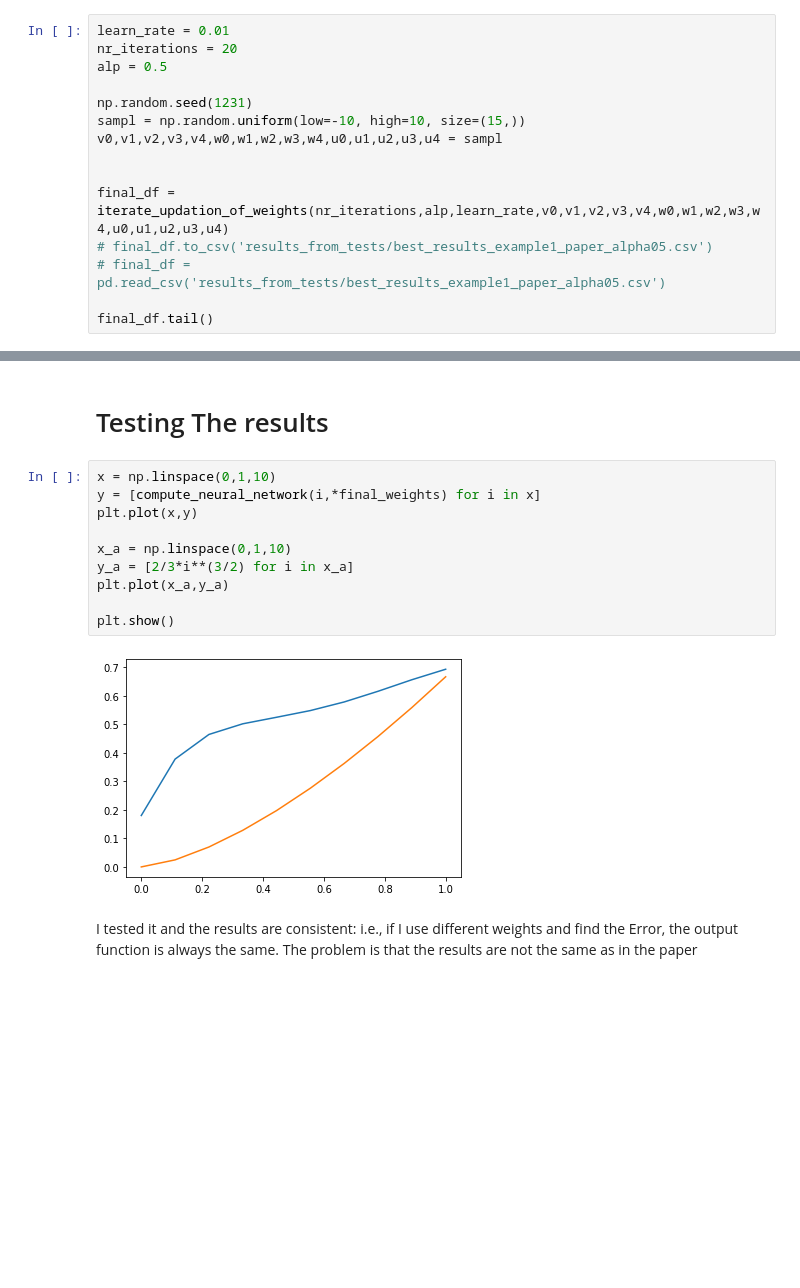
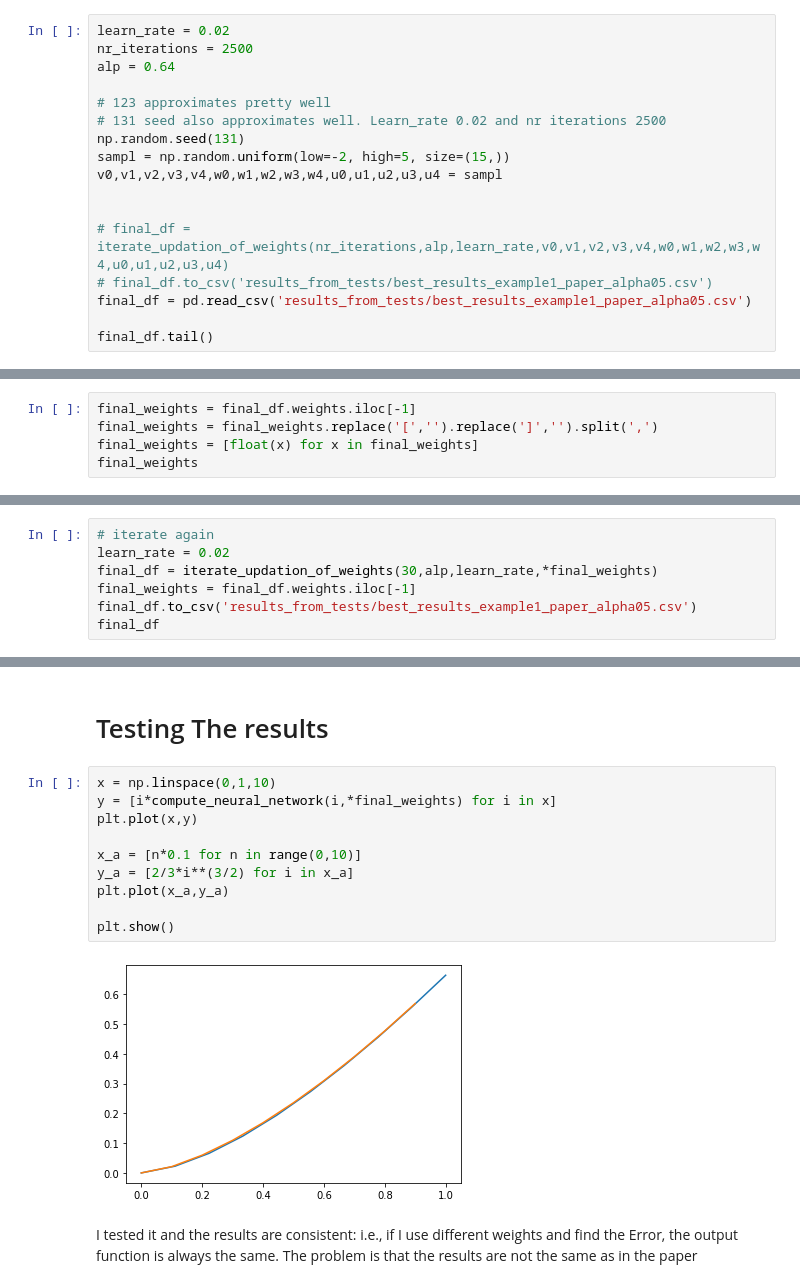
Before and after one commit to nicolahcm/code_thesis_fractional_diff_eq, a Jupyter notebook: Test with conformal derivatives-Copy1.ipynb, the cells around one changed output, grey strips where cells are left out. Cells and saved outputs as stored; diff of their text form; blank space fills up the shorter version.

```diff
--- a/Test with conformal derivatives-Copy1.ipynb
+++ b/Test with conformal derivatives-Copy1.ipynb
@@ -437,18 +437,20 @@ def iterate_updation_of_weights(nr_iterations,alp,learn_rate,v0,v1,v2,v3,v4,w0,w
 # %%
 # DON'T RUN THE FOLLOWING. GIVES THE BEST RESULT
 # %%
-learn_rate = 0.01
-nr_iterations = 20
-alp = 0.5
+learn_rate = 0.02
+nr_iterations = 2500
+alp = 0.64
 
-np.random.seed(1231)
-sampl = np.random.uniform(low=-10, high=10, size=(15,))
+# 123 approximates pretty well
+# 131 seed also approximates well. Learn_rate 0.02 and nr iterations 2500
+np.random.seed(131)
+sampl = np.random.uniform(low=-2, high=5, size=(15,))
 v0,v1,v2,v3,v4,w0,w1,w2,w3,w4,u0,u1,u2,u3,u4 = sampl
 
 
-final_df = iterate_updation_of_weights(nr_iterations,alp,learn_rate,v0,v1,v2,v3,v4,w0,w1,w2,w3,w4,u0,u1,u2,u3,u4)
+# final_df = iterate_updation_of_weights(nr_iterations,alp,learn_rate,v0,v1,v2,v3,v4,w0,w1,w2,w3,w4,u0,u1,u2,u3,u4)
 # final_df.to_csv('results_from_tests/best_results_example1_paper_alpha05.csv')
-# final_df = pd.read_csv('results_from_tests/best_results_example1_paper_alpha05.csv')
+final_df = pd.read_csv('results_from_tests/best_results_example1_paper_alpha05.csv')
 
 final_df.tail()
 # %% [output]
@@ -485,0 +463,5 @@ final_weights
+# %%
+final_weights = final_df.weights.iloc[-1]
+final_weights = final_weights.replace('[','').replace(']','').split(',')
+final_weights = [float(x) for x in final_weights]
+final_weights
@@ -485,0 +484,7 @@ final_weights
+# %%
+# iterate again
+learn_rate = 0.02
+final_df = iterate_updation_of_weights(30,alp,learn_rate,*final_weights)
+final_weights = final_df.weights.iloc[-1]
+final_df.to_csv('results_from_tests/best_results_example1_paper_alpha05.csv')
+final_df
@@ -487,16 +529,16 @@ final_weights
 # Testing The results
 # %%
 x = np.linspace(0,1,10)
-y = [compute_neural_network(i,*final_weights) for i in x]
+y = [i*compute_neural_network(i,*final_weights) for i in x]
 plt.plot(x,y)
 
-x_a = np.linspace(0,1,10)
+x_a = [n*0.1 for n in range(0,10)]
 y_a = [2/3*i**(3/2) for i in x_a]
 plt.plot(x_a,y_a)
 
 plt.show()
 # %% [output]
-[figure, old version]
+[figure, new version]
 # %% [markdown]
 I tested it and the results are consistent: i.e., if I use different weights and find the Error, the output
 function is always the same.
```
Also changed, not shown: parts of 7 cells of this notebook, 2 other files.
